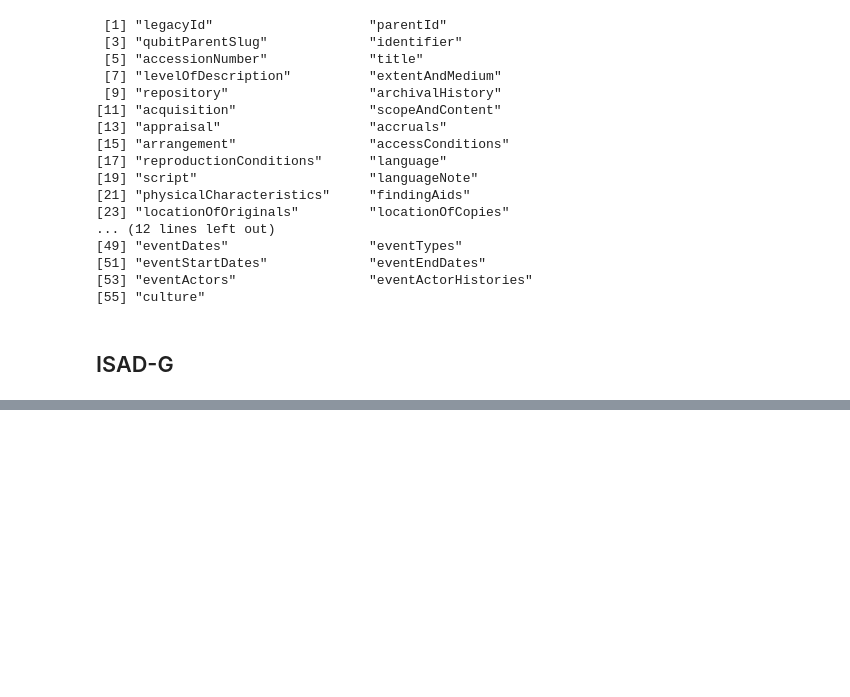
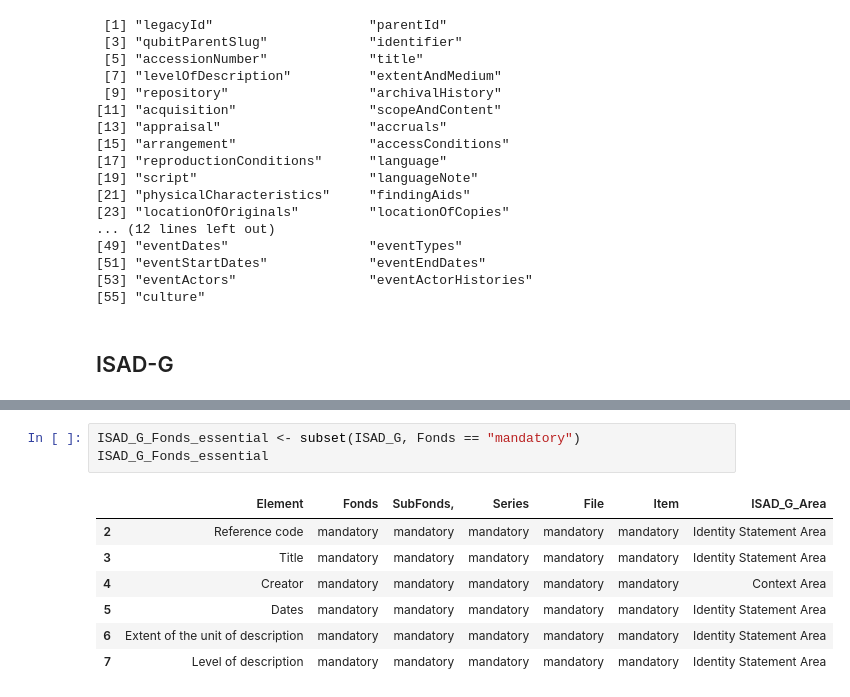
Before and after one commit to stephen-rowan/Jupyter_Notebooks, a Jupyter notebook: ISAD-G/ISAD-G Analysis.ipynb, the cells around one changed output, grey strips where cells are left out. Saved outputs shown, nothing was run; the diff lists cells and outputs as text; blank space fills up the shorter version.

```diff
--- a/ISAD-G/ISAD-G Analysis.ipynb
+++ b/ISAD-G/ISAD-G Analysis.ipynb
@@ -102,0 +109,11 @@ u | v          # u OR v
+# %%
+ISAD_G_Fonds_essential <- subset(ISAD_G, Fonds == "mandatory")
+ISAD_G_Fonds_essential
+# %% [output]
+|  | Element | Fonds | SubFonds, | Series | File | Item | ISAD_G_Area |
+| 2 | Reference code | mandatory | mandatory | mandatory | mandatory | mandatory | Identity Statement Area |
+| 3 | Title | mandatory | mandatory | mandatory | mandatory | mandatory | Identity Statement Area |
+| 4 | Creator | mandatory | mandatory | mandatory | mandatory | mandatory | Context Area |
+| 5 | Dates | mandatory | mandatory | mandatory | mandatory | mandatory | Identity Statement Area |
+| 6 | Extent of the unit of description | mandatory | mandatory | mandatory | mandatory | mandatory | Identity Statement Area |
+| 7 | Level of description | mandatory | mandatory | mandatory | mandatory | mandatory | Identity Statement Area |
```
Also changed, not shown: parts of 16 cells of this notebook, 1 other file.
